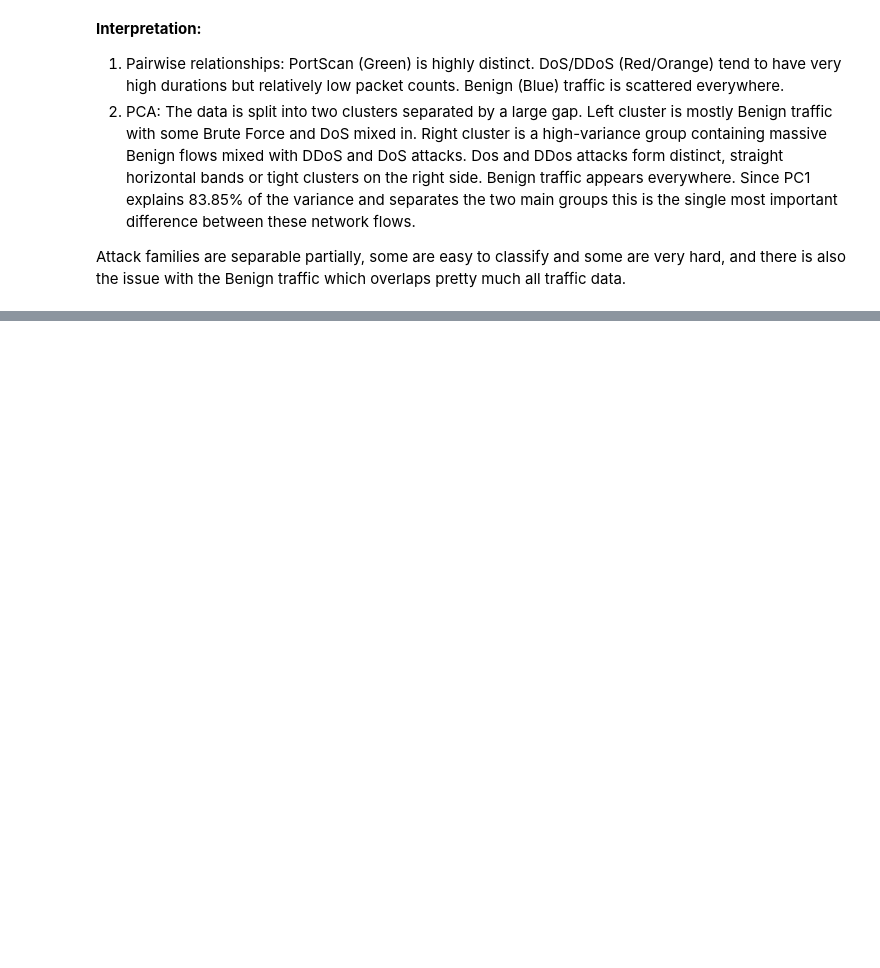
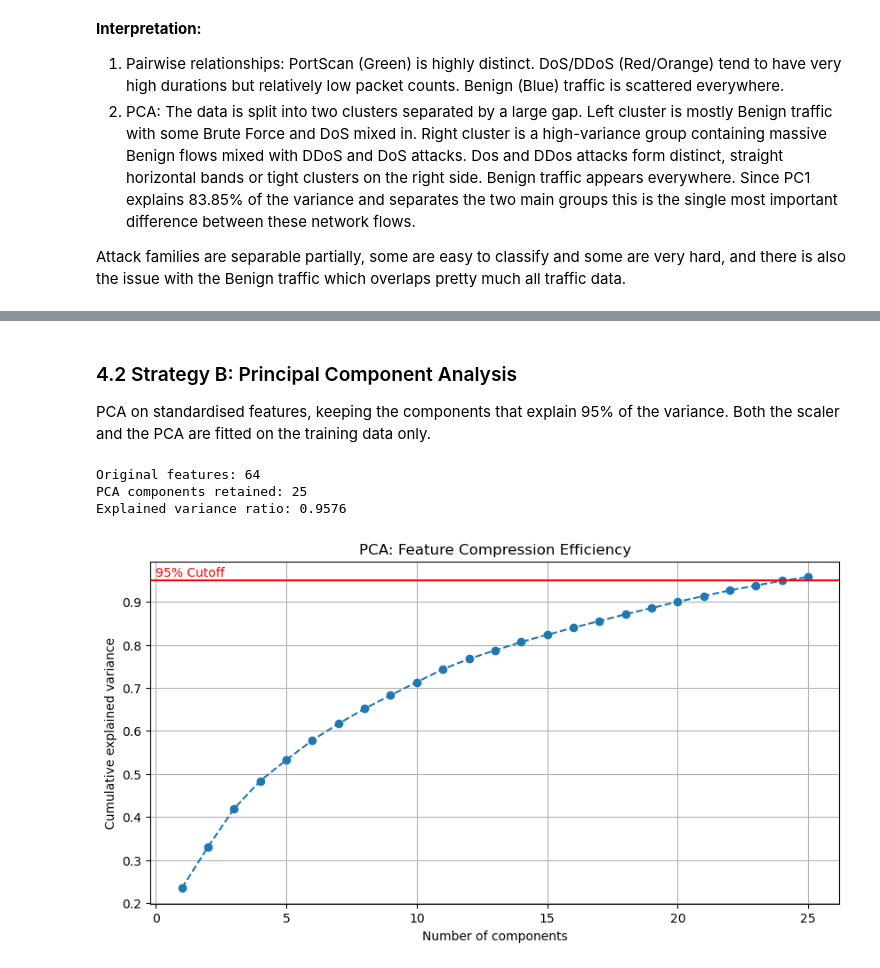
Before and after one commit to zombi170/tabular-data-science, a Jupyter notebook: network_attack_classification.ipynb, the cells around one changed output, grey strips where cells are left out. Saved outputs shown, nothing was run; the diff lists cells and outputs as text; code cells hidden in the pictures; blank space fills up the shorter version.

Commit message:
fix network attack notebook

```diff
--- a/network_attack_classification.ipynb
+++ b/network_attack_classification.ipynb
@@ -649,0 +439,11 @@ Base model vs. Tuned model comparison:
+# %%
+from sklearn.preprocessing import StandardScaler
+
+X2 = df_dedup[model_cols]
+y2 = df_dedup['Attack Family']
+X2_train, X2_test, y2_train, y2_test = train_test_split(
+    X2, y2, test_size=0.2, stratify=y2, random_state=42)
+
+print(f"Train: {len(X2_train):,} rows | Test: {len(X2_test):,} rows | Features: {len(model_cols)}")
+print("\nTest rows per family:")
+print(y2_test.value_counts().to_string())
@@ -649,0 +501,32 @@ Base model vs. Tuned model comparison:
+# %% [markdown]
+### 4.2 Strategy B: Principal Component Analysis
+
+PCA on standardised features, keeping the components that explain 95% of the variance. Both the scaler and the PCA are fitted on the training data only.
+# %%
+import matplotlib.pyplot as plt
+from sklearn.decomposition import PCA
+
+scaler_pca = StandardScaler().fit(X2_train)
+pca = PCA(n_components=0.95).fit(scaler_pca.transform(X2_train))
+X2_train_pca = pca.transform(scaler_pca.transform(X2_train))
+X2_test_pca = pca.transform(scaler_pca.transform(X2_test))
+
+print(f"Original features: {len(model_cols)}")
+print(f"PCA components retained: {pca.n_components_}")
+print(f"Explained variance ratio: {pca.explained_variance_ratio_.sum():.4f}")
+
+cumulative_variance = np.cumsum(pca.explained_variance_ratio_)
+plt.figure(figsize=(10, 5))
+plt.plot(range(1, len(cumulative_variance) + 1), cumulative_variance, marker='o', linestyle='--')
+plt.xlabel('Number of components')
+plt.ylabel('Cumulative explained variance')
+plt.title('PCA: Feature Compression Efficiency')
+plt.grid(True)
+plt.axhline(y=0.95, color='r', linestyle='-')
+plt.text(0, 0.96, '95% Cutoff', color='red')
+plt.show()
+# %% [output]
+Original features: 64
+PCA components retained: 25
+Explained variance ratio: 0.9576
+[figure, added]
```
Also changed, not shown: parts of 45 cells of this notebook.
